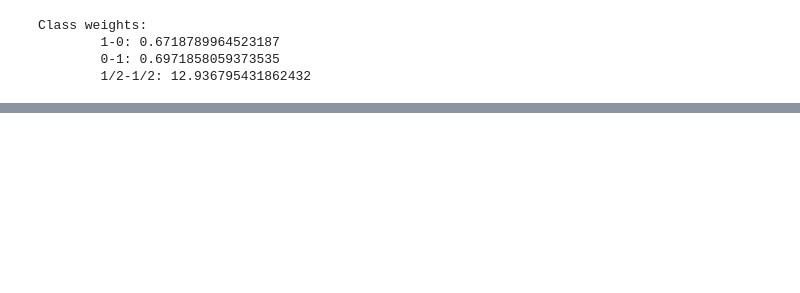
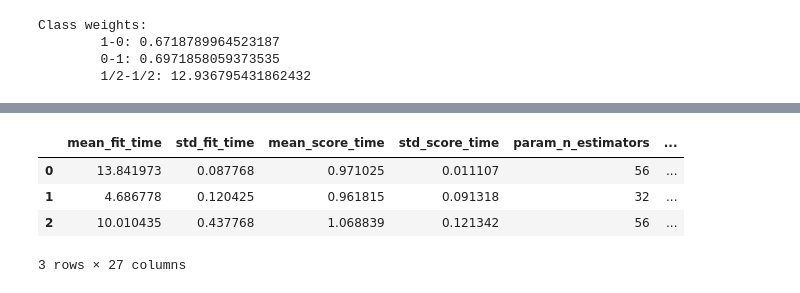
Before and after one commit to Tikhon-Radkevich/Chess-Winner-Prediction, a Jupyter notebook: notebooks/draft.ipynb, the cells around one changed output, grey strips where cells are left out. Drawn from its saved outputs; the diff is of its cells as text; code cells hidden in the pictures; blank space fills up the shorter version.

```diff
--- a/notebooks/draft.ipynb
+++ b/notebooks/draft.ipynb
@@ -148,0 +101,9 @@ Best Estimator: RandomForestClassifier(class_weight={'0-1': np.float64(0.6971858
+# %%
+df_results = pd.DataFrame(random_search.cv_results_)
+df_results.head(5)
+# %% [output]
+|  | mean_fit_time | std_fit_time | mean_score_time | std_score_time | param_n_estimators | ... |
+| 0 | 13.841973 | 0.087768 | 0.971025 | 0.011107 | 56 | ... |
+| 1 | 4.686778 | 0.120425 | 0.961815 | 0.091318 | 32 | ... |
+| 2 | 10.010435 | 0.437768 | 1.068839 | 0.121342 | 56 | ... |
+3 rows × 27 columns
```
Also changed, not shown: parts of 21 cells of this notebook.
